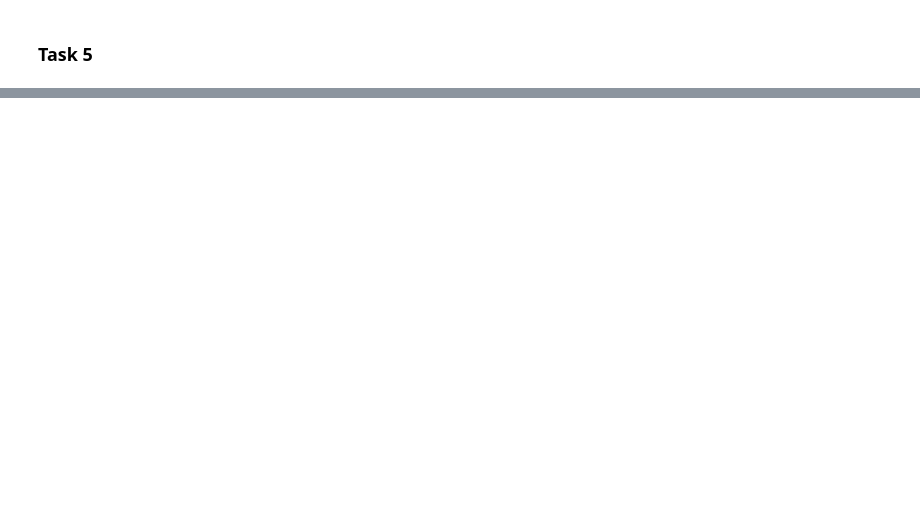
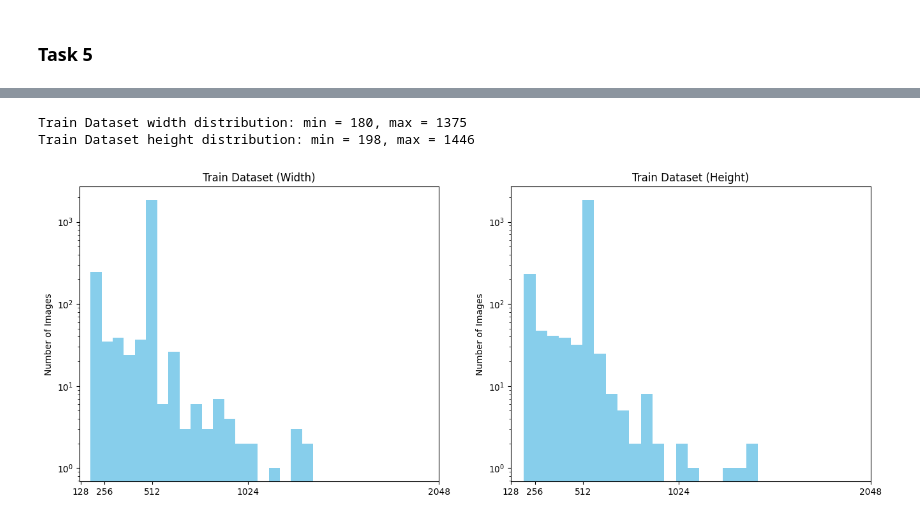
Before and after one commit to AlexLicuriceanu/invatare-supervizata, a Jupyter notebook: tema1-brain-tumor-classification/tema1.ipynb, the cells around one changed output, grey strips where cells are left out. Drawn from its saved outputs; the diff is of its cells as text; code cells hidden in the pictures; blank space fills up the shorter version.

```diff
--- a/tema1-brain-tumor-classification/tema1.ipynb
+++ b/tema1-brain-tumor-classification/tema1.ipynb
@@ -113,0 +192,43 @@ for i, label in enumerate(LABELS):
+# %%
+def plot_size_distribution(dataset, title, ax, dimension='width', yscale='linear', bins=20):
+    sizes = []
+
+    for image, _ in dataset:
+        if isinstance(image, torch.Tensor):
+            if dimension == 'width':
+                sizes.append(image.shape[2])
+            elif dimension == 'height':
+                sizes.append(image.shape[1])
+        else:
+            if dimension == 'width':
+                sizes.append(image.width)
+            elif dimension == 'height':
+                sizes.append(image.height)
+
+    sizes = np.array(sizes)
+
+    ax.hist(sizes, bins=bins, color='skyblue')
+    ax.set_ylabel("Number of Images")
+    ax.set_title(f"{title} ({dimension.capitalize()})")
+    ax.set_yscale(yscale)
+
+    min_size = sizes.min()
+    max_size = sizes.max()
+
+    start_exp = int(np.floor(np.log2(min_size)))
+    end_exp = int(np.ceil(np.log2(max_size)))
+
+    xticks = [2**i for i in range(start_exp, end_exp + 1)]
+
+    ax.set_xticks(xticks)
+
+    print(f"{title} {dimension} distribution: min = {min_size}, max = {max_size}")
+
+
+fig, axes = plt.subplots(1, 2, figsize=(16, 6))
+plot_size_distribution(train_set, "Train Dataset", axes[0], dimension='width', yscale='log')
+plot_size_distribution(train_set, "Train Dataset", axes[1], dimension='height', yscale='log')
+# %% [output]
+Train Dataset width distribution: min = 180, max = 1375
+Train Dataset height distribution: min = 198, max = 1446
+[figure, added]
```
Also changed, not shown: parts of 17 cells of this notebook, 1 other file.
